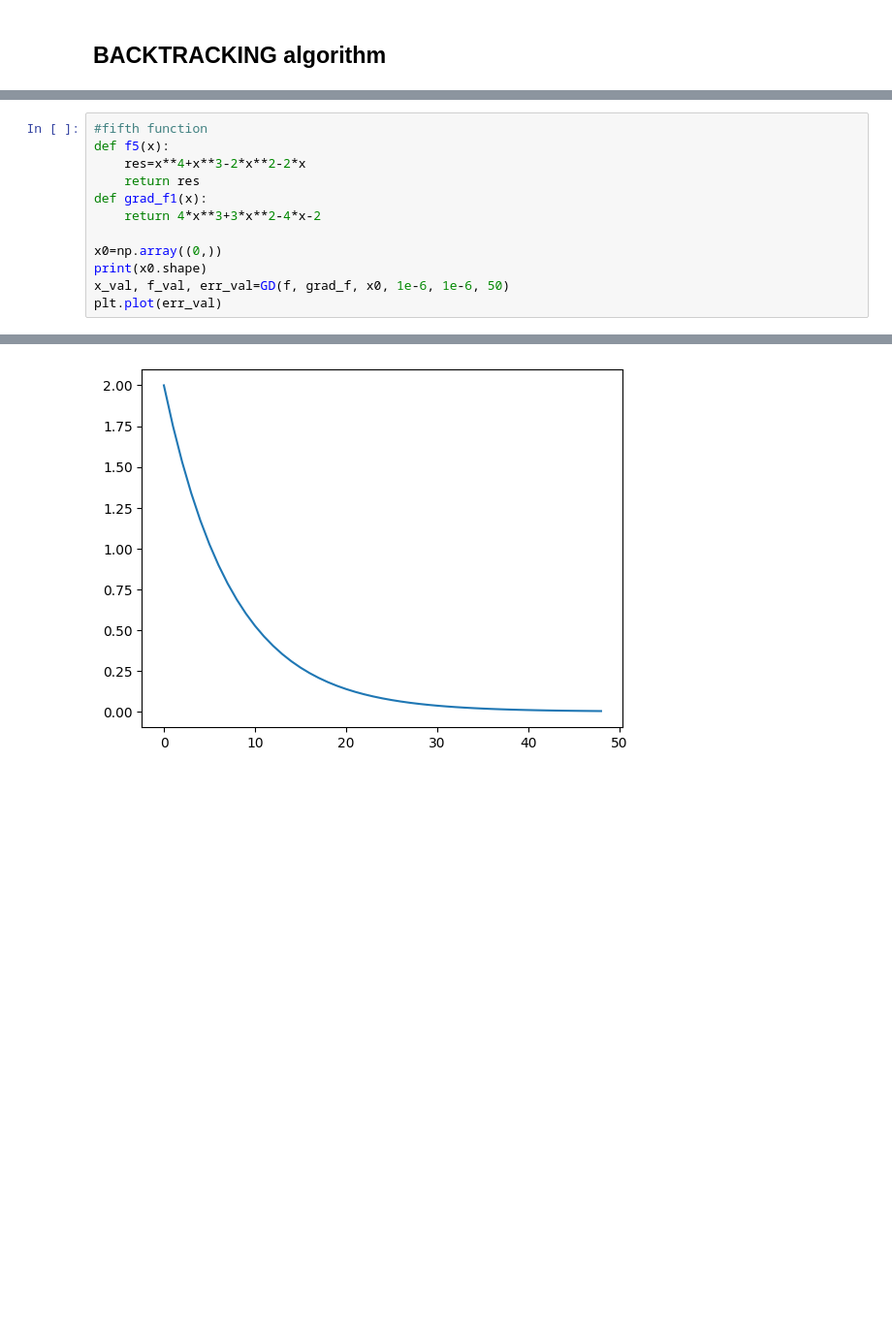
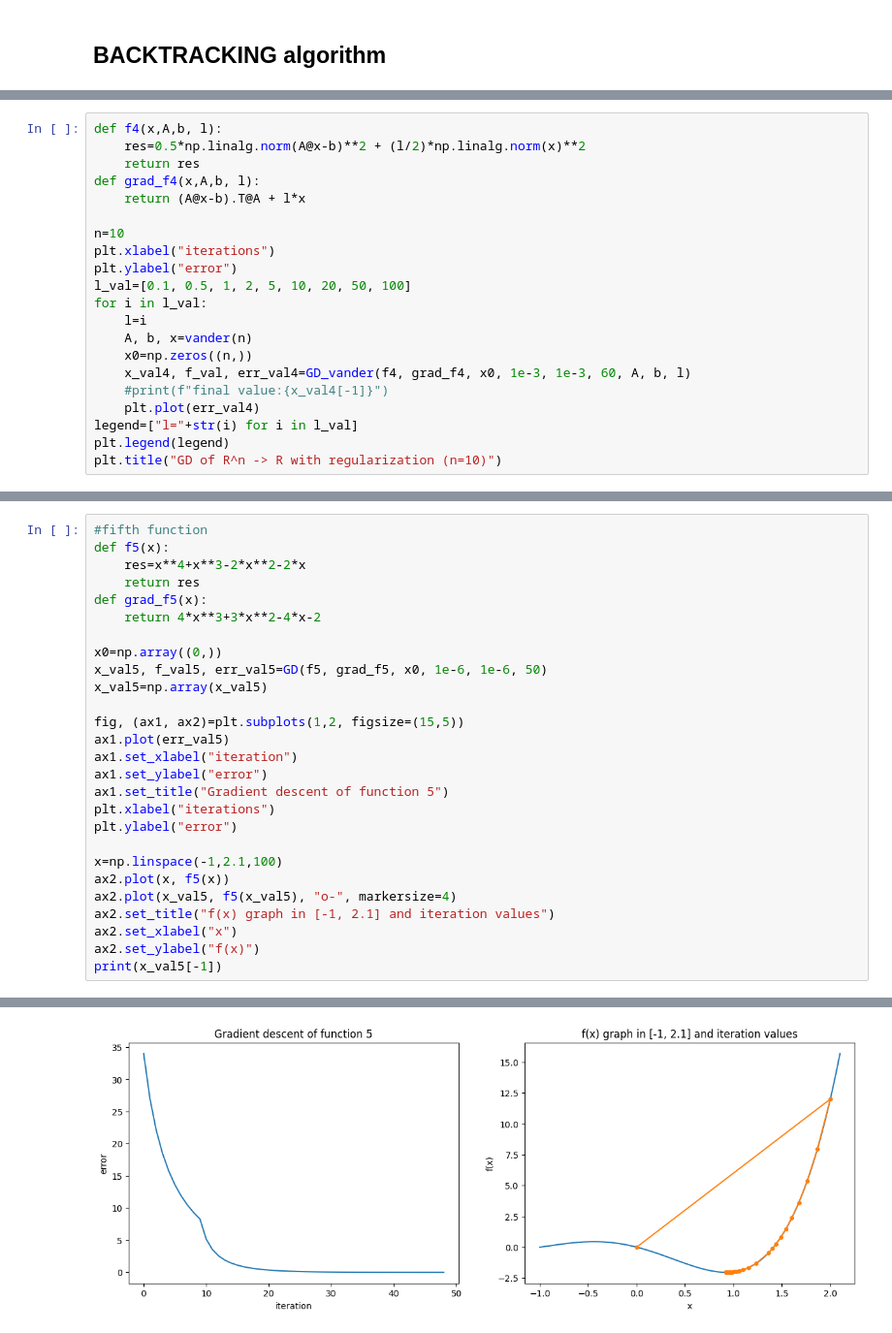
Before and after one commit to danielenapo/AI_unibo, a Jupyter notebook: Maths4ML/Homeworks/3/GD.ipynb, the cells around one changed output, grey strips where cells are left out. Shown at 97% size. Drawn from its saved outputs; the diff is of its cells as text; blank space fills up the shorter version.

```diff
--- a/Maths4ML/Homeworks/3/GD.ipynb
+++ b/Maths4ML/Homeworks/3/GD.ipynb
@@ -150,0 +229,21 @@ final value:[1.14266753 3.23158079]
+# %%
+def f4(x,A,b, l):
+    res=0.5*np.linalg.norm(A@x-b)**2 + (l/2)*np.linalg.norm(x)**2
+    return res
+def grad_f4(x,A,b, l):
+    return (A@x-b).T@A + l*x
+
+n=10
+plt.xlabel("iterations")
+plt.ylabel("error")
+l_val=[0.1, 0.5, 1, 2, 5, 10, 20, 50, 100]
+for i in l_val:
+    l=i
+    A, b, x=vander(n)
+    x0=np.zeros((n,))
+    x_val4, f_val, err_val4=GD_vander(f4, grad_f4, x0, 1e-3, 1e-3, 60, A, b, l)
+    #print(f"final value:{x_val4[-1]}")
+    plt.plot(err_val4)
+legend=["l="+str(i) for i in l_val]
+plt.legend(legend)
+plt.title("GD of R^n -> R with regularization (n=10)")
@@ -153,11 +258,26 @@ final value:[1.14266753 3.23158079]
 def f5(x):
     res=x**4+x**3-2*x**2-2*x
     return res
-def grad_f1(x):
+def grad_f5(x):
     return 4*x**3+3*x**2-4*x-2
 
 x0=np.array((0,))
-print(x0.shape)
-x_val, f_val, err_val=GD(f, grad_f, x0, 1e-6, 1e-6, 50)
-plt.plot(err_val)
+x_val5, f_val5, err_val5=GD(f5, grad_f5, x0, 1e-6, 1e-6, 50)
+x_val5=np.array(x_val5)
+
+fig, (ax1, ax2)=plt.subplots(1,2, figsize=(15,5))
+ax1.plot(err_val5)
+ax1.set_xlabel("iteration")
+ax1.set_ylabel("error")
+ax1.set_title("Gradient descent of function 5")
+plt.xlabel("iterations")
+plt.ylabel("error")
+
+x=np.linspace(-1,2.1,100)
+ax2.plot(x, f5(x))
+ax2.plot(x_val5, f5(x_val5), "o-", markersize=4)
+ax2.set_title("f(x) graph in [-1, 2.1] and iteration values")
+ax2.set_xlabel("x")
+ax2.set_ylabel("f(x)")
+print(x_val5[-1])
 # %% [output]
@@ -166 +285 @@ plt.plot(err_val)
-[figure, old version]
+[figure, new version]
```
Also changed, not shown: parts of 14 cells of this notebook.
